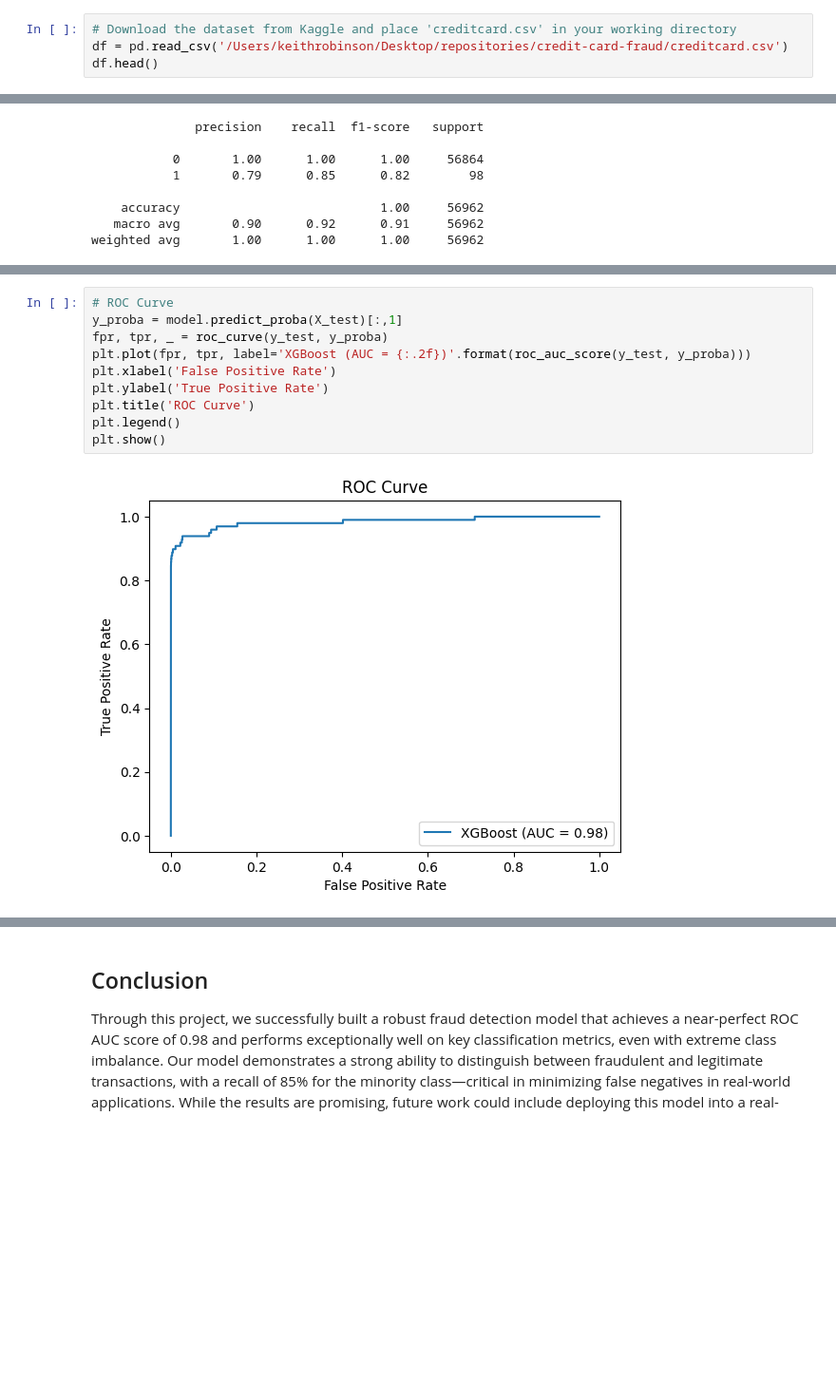
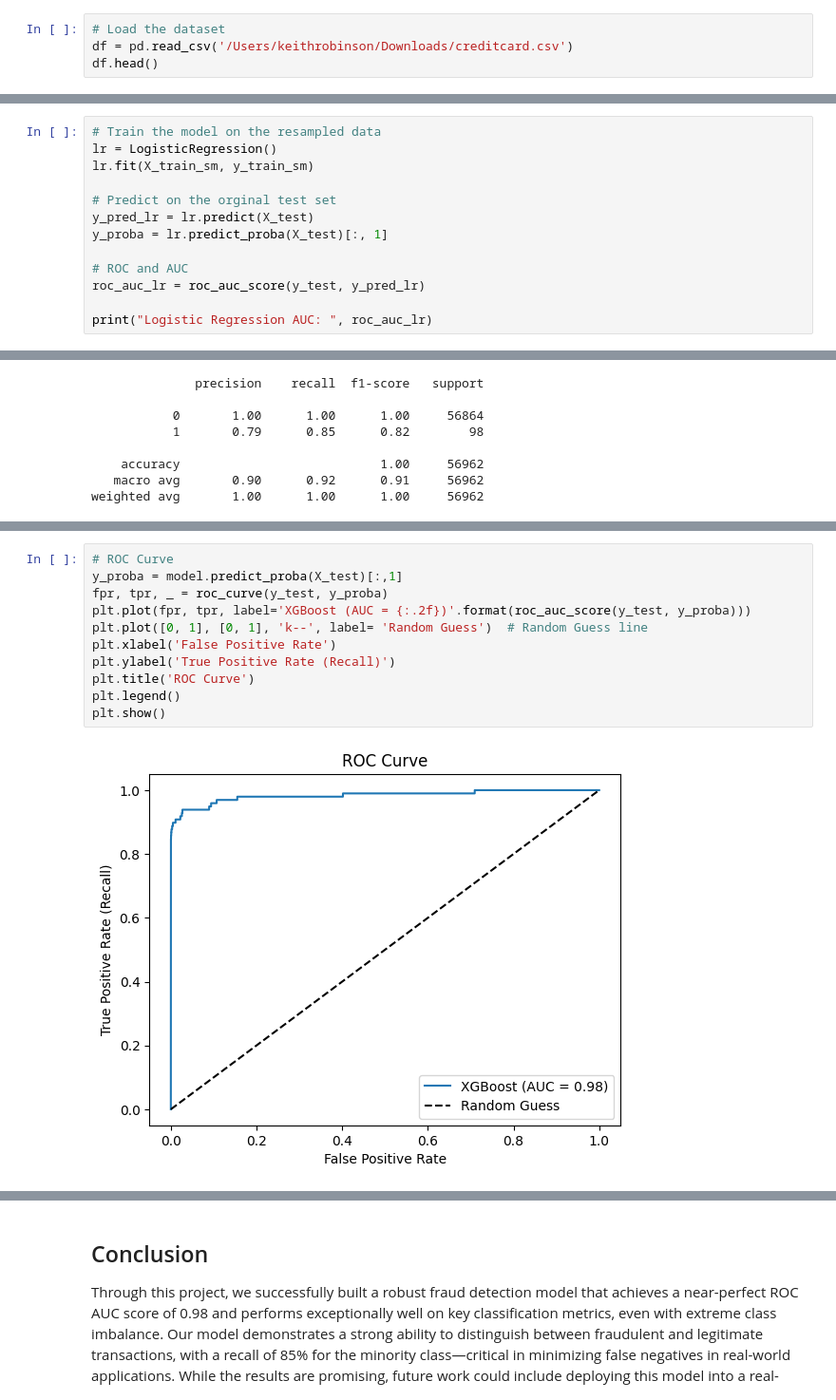
Before and after one commit to cliiiiine/fraud-detection, a Jupyter notebook: Fraud_Detection_Model.ipynb, the cells around one changed output, grey strips where cells are left out. Shown at 95% size. Drawn from its saved outputs; the diff is of its cells as text; blank space fills up the shorter version.

```diff
--- a/Fraud_Detection_Model.ipynb
+++ b/Fraud_Detection_Model.ipynb
@@ -21,8 +21,8 @@ warnings.filterwarnings('ignore')
 # %% [markdown]
 ## Step 2: Load the Dataset
 # %%
-# Download the dataset from Kaggle and place 'creditcard.csv' in your working directory
-df = pd.read_csv('/Users/keithrobinson/Desktop/repositories/credit-card-fraud/creditcard.csv')
+# Load the dataset
+df = pd.read_csv('/Users/keithrobinson/Downloads/creditcard.csv')
 df.head()
 # %% [output]
 |  | Time | V1 | V2 | V3 | V4 | V5 | V6 | V7 | V8 | V9 | ... | ... |
@@ -118,0 +155,13 @@ ROC AUC Score: 0.9831145633548861
+# %%
+# Train the model on the resampled data
+lr = LogisticRegression()
+lr.fit(X_train_sm, y_train_sm)
+
+# Predict on the orginal test set
+y_pred_lr = lr.predict(X_test)
+y_proba = lr.predict_proba(X_test)[:, 1]
+
+# ROC and AUC
+roc_auc_lr = roc_auc_score(y_test, y_pred_lr)
+
+print("Logistic Regression AUC: ", roc_auc_lr)
@@ -135,12 +248,13 @@ weighted avg       1.00      1.00      1.00     56962
 # %%
 # ROC Curve
 y_proba = model.predict_proba(X_test)[:,1]
 fpr, tpr, _ = roc_curve(y_test, y_proba)
 plt.plot(fpr, tpr, label='XGBoost (AUC = {:.2f})'.format(roc_auc_score(y_test, y_proba)))
+plt.plot([0, 1], [0, 1], 'k--', label= 'Random Guess')  # Random Guess line
 plt.xlabel('False Positive Rate')
-plt.ylabel('True Positive Rate')
+plt.ylabel('True Positive Rate (Recall)')
 plt.title('ROC Curve')
 plt.legend()
 plt.show()
 # %% [output]
-[figure, old version]
+[figure, new version]
```
Also changed, not shown: parts of 20 cells of this notebook.
